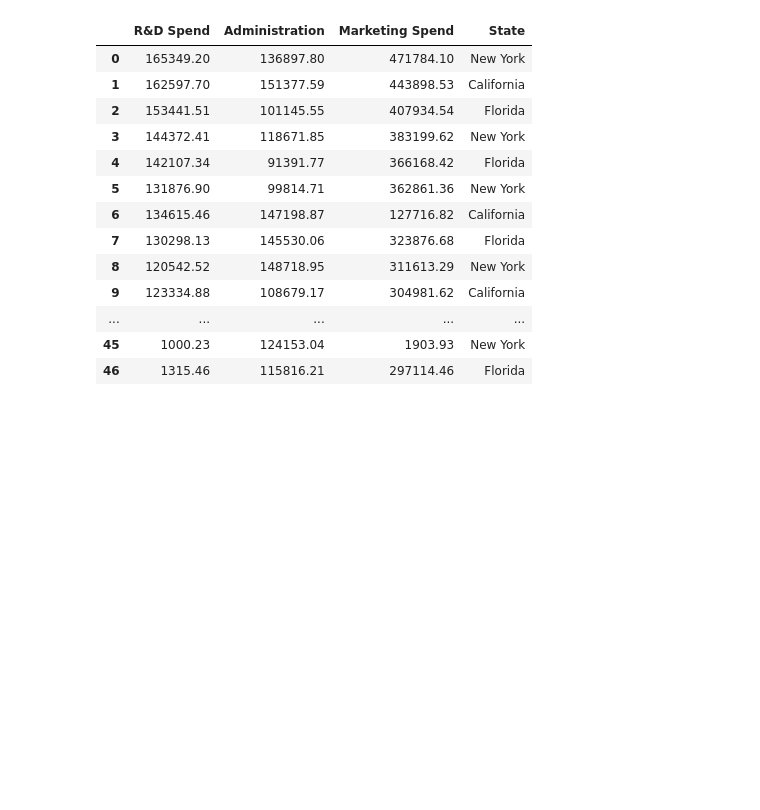
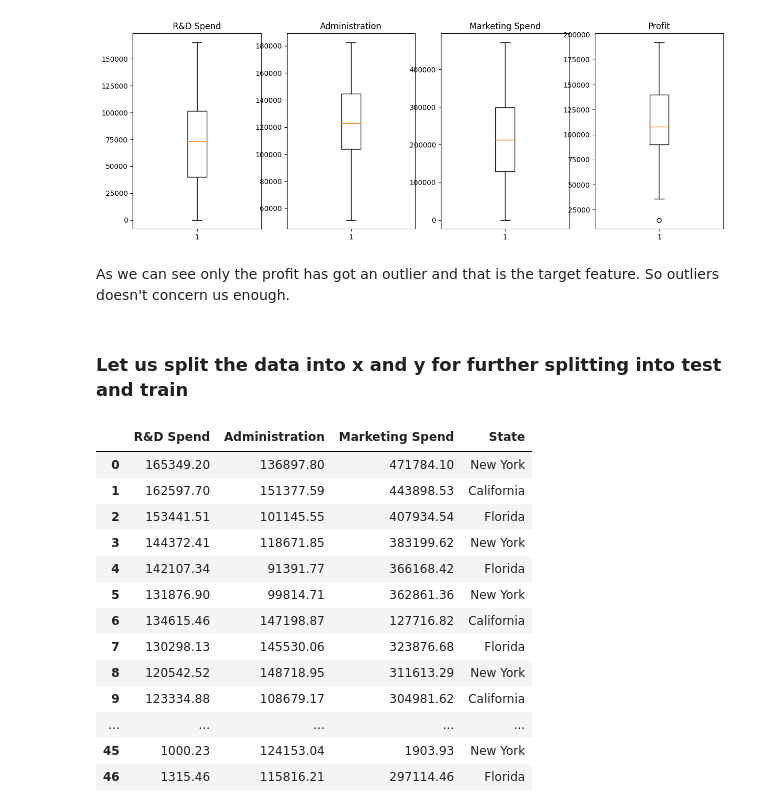
Before and after one commit to its-relative/Excelr, a Jupyter notebook: assignments/mullinearreg/startupsRedifined.ipynb, the cells around one changed output. Cells and saved outputs as stored; diff of their text form; code cells hidden in the pictures; blank space fills up the shorter version.

```diff
--- a/assignments/mullinearreg/startupsRedifined.ipynb
+++ b/assignments/mullinearreg/startupsRedifined.ipynb
@@ -7,0 +124,2 @@ df = data.copy()
+# %%
+numcol = [ col for col in df.columns if df[col].dtype != 'object']
@@ -8,3 +130,21 @@ df = data.copy()
+# %%
+plt.figure(figsize=(15, 5))
+
+sub = 141
+
+for col in numcol:
+    plt.subplot(sub)
+    plt.boxplot(df[col])
+    plt.title(col)
+    sub += 1
+
+plt.show()
+# %% [output]
+[figure, added]
+# %% [markdown]
+As we can see only the profit has got an outlier and that is the target feature. So outliers doesn't concern us enough.
+# %% [markdown]
+### Let us split the data into x and y for further splitting into test and train
 # %%
 x = df.iloc[:,:-1]
 y = df.iloc[:,-1:]
```
Also changed, not shown: parts of 33 cells of this notebook, 2 other files.
